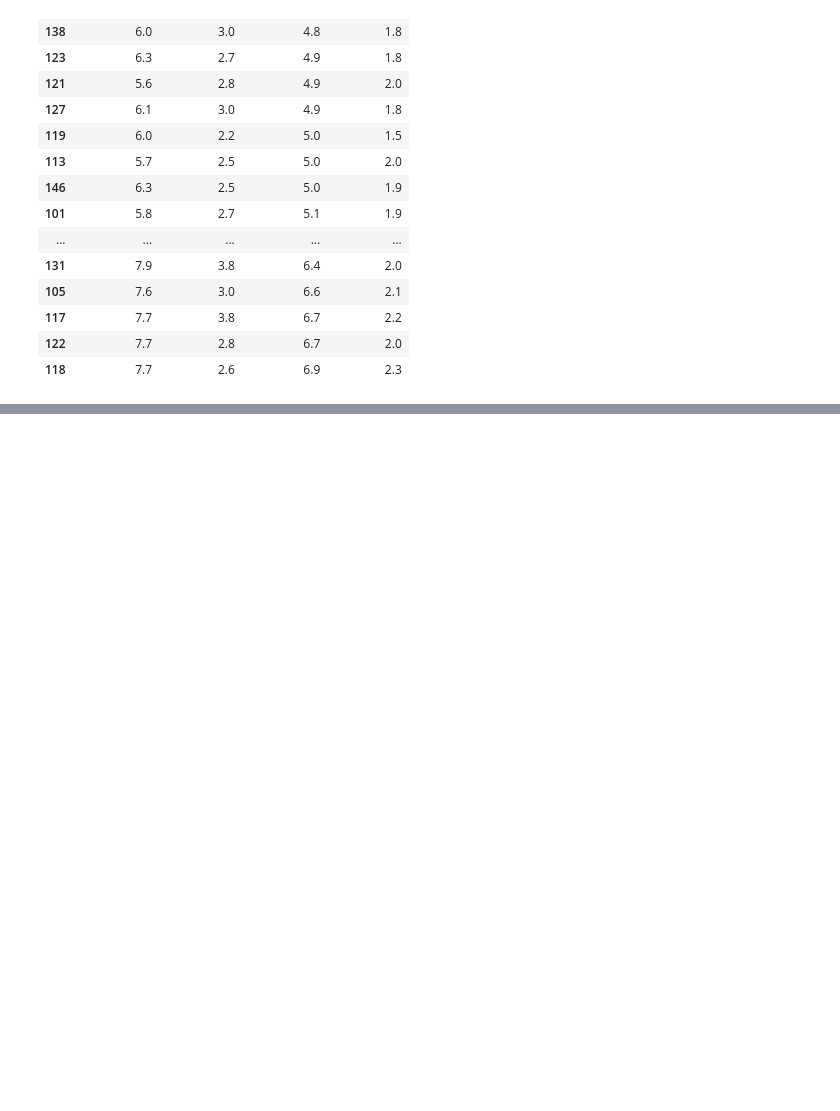
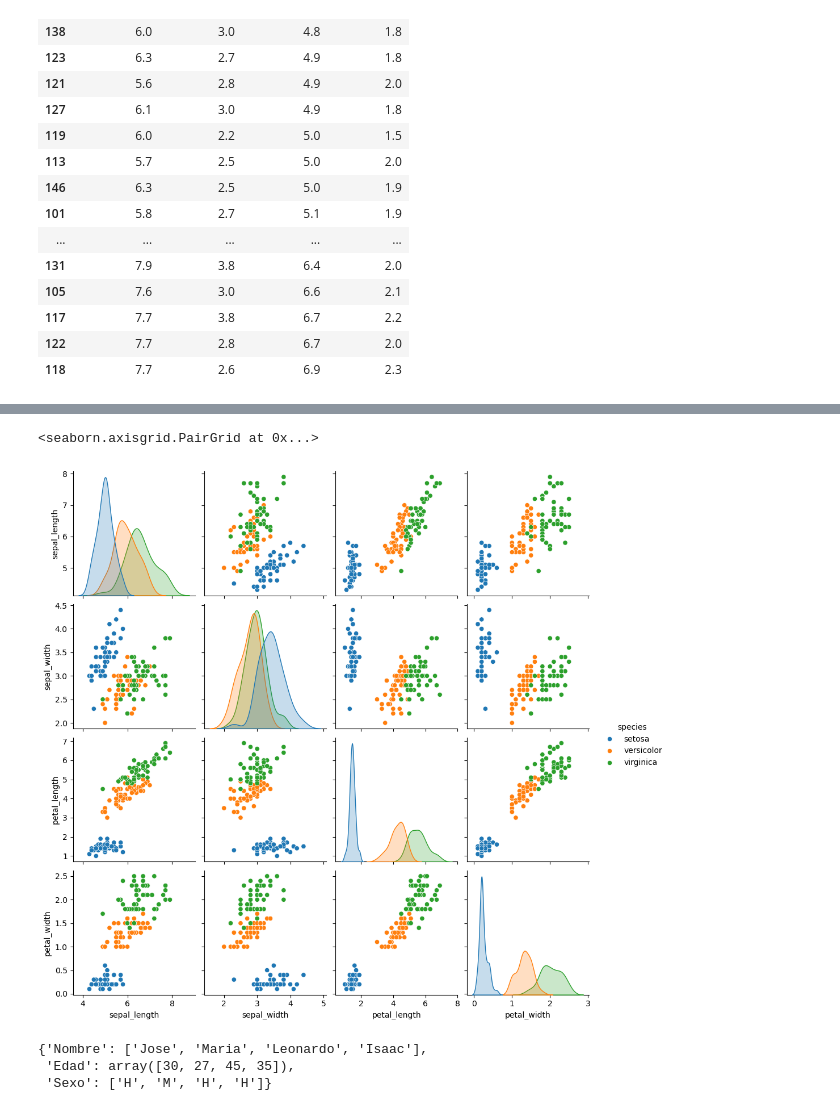
Before and after one commit to tri-ntropy/python.course.ds, a Jupyter notebook: Notas de la Clase/Bloque 5 - Pandas.ipynb, the cells around one changed output, grey strips where cells are left out. Drawn from its saved outputs; the diff is of its cells as text; code cells hidden in the pictures; blank space fills up the shorter version.

Commit message:
Clase de pandas y seaborn

```diff
--- a/Notas de la Clase/Bloque 5 - Pandas.ipynb
+++ b/Notas de la Clase/Bloque 5 - Pandas.ipynb
@@ -75,0 +384,15 @@ df_iris_virginica
+# %%
+sns.pairplot(data = df_iris, hue = "species")
+# %% [output]
+<seaborn.axisgrid.PairGrid at 0x...>
+[figure, added]
+# %%
+datos = {"Nombre" : ["Jose", "Maria", "Leonardo", "Isaac"],
+         "Edad" : np.array([30, 27, 45, 35]),
+         "Sexo" : ["H", "M", "H", "H"]}
+
+datos
+# %% [output]
+{'Nombre': ['Jose', 'Maria', 'Leonardo', 'Isaac'],
+ 'Edad': array([30, 27, 45, 35]),
+ 'Sexo': ['H', 'M', 'H', 'H']}
```
Also changed, not shown: parts of 34 cells of this notebook, 1 other file.
